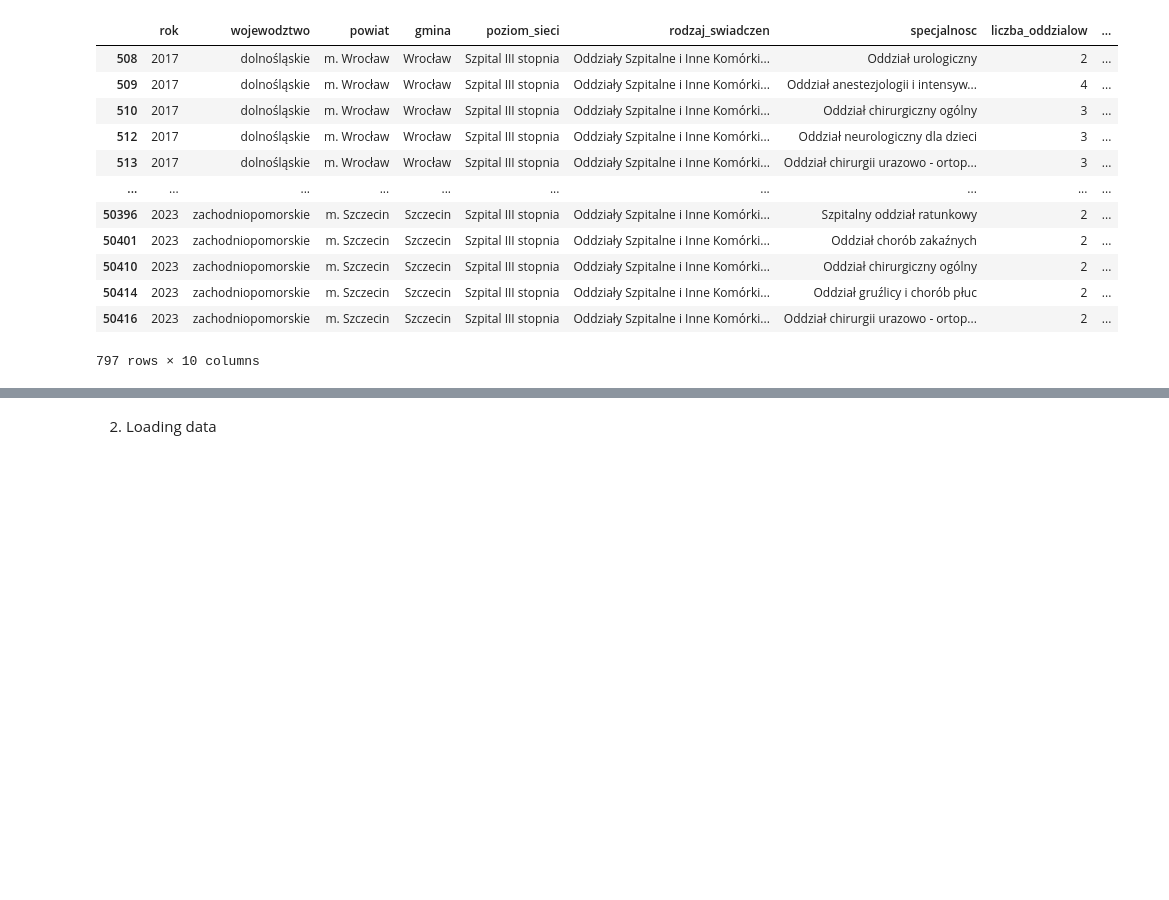
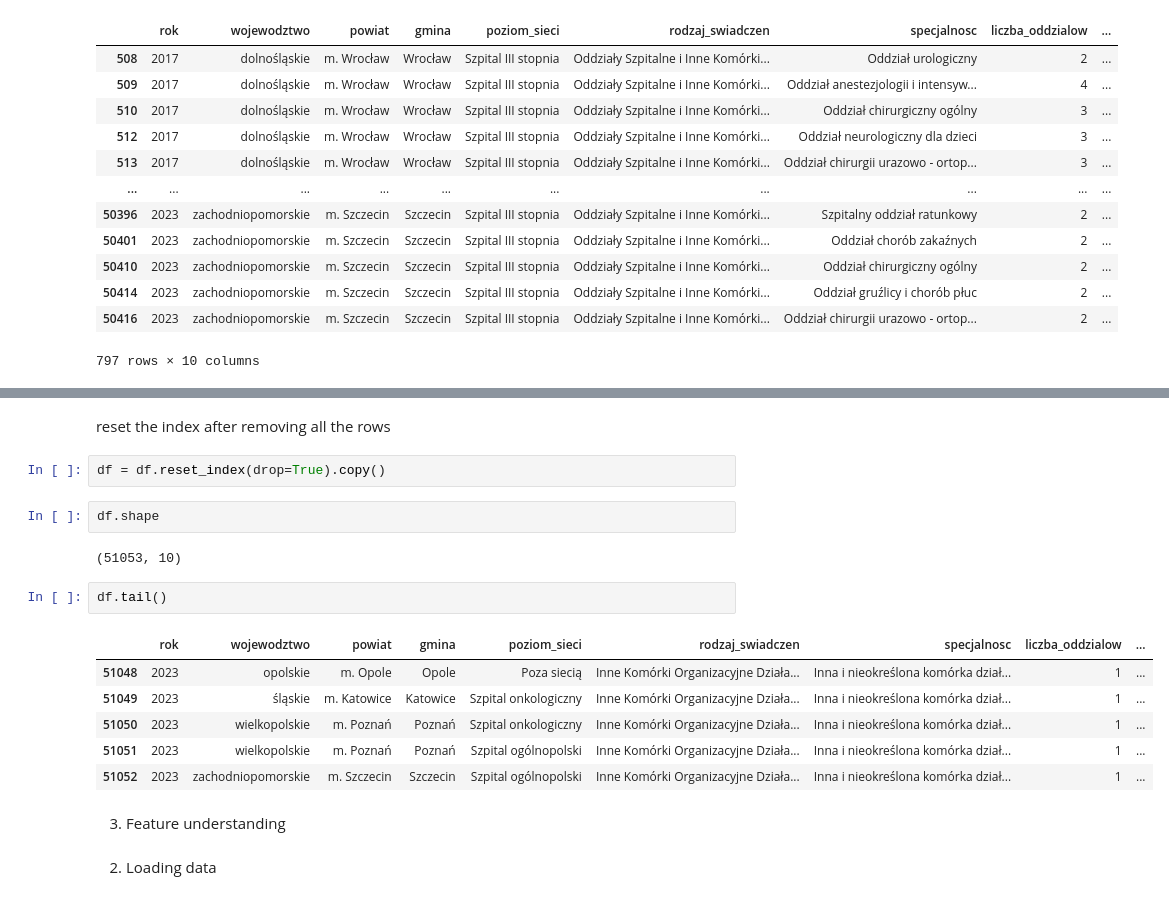
Before and after one commit to wiktorKycia/EDA, a Jupyter notebook: main.ipynb, the cells around one changed output, grey strips where cells are left out. Cells and saved outputs as stored; diff of their text form; blank space fills up the shorter version.

```diff
--- a/main.ipynb
+++ b/main.ipynb
@@ -248,3 +266,22 @@ df.query('poziom_sieci == "Szpital III stopnia" & liczba_lozek_na_koniec_roku <
+# %% [markdown]
+reset the index after removing all the rows
+# %%
+df = df.reset_index(drop=True).copy()
+# %%
+df.shape
+# %% [output]
+(51053, 10)
+# %%
+df.tail()
+# %% [output]
+|  | rok | wojewodztwo | powiat | gmina | poziom_sieci | rodzaj_swiadczen | specjalnosc | liczba_oddzialow | ... |
+| 51048 | 2023 | opolskie | m. Opole | Opole | Poza siecią | Inne Komórki Organizacyjne Działa... | Inna i nieokreślona komórka dział... | 1 | ... |
+| 51049 | 2023 | śląskie | m. Katowice | Katowice | Szpital onkologiczny | Inne Komórki Organizacyjne Działa... | Inna i nieokreślona komórka dział... | 1 | ... |
+| 51050 | 2023 | wielkopolskie | m. Poznań | Poznań | Szpital onkologiczny | Inne Komórki Organizacyjne Działa... | Inna i nieokreślona komórka dział... | 1 | ... |
+| 51051 | 2023 | wielkopolskie | m. Poznań | Poznań | Szpital ogólnopolski | Inne Komórki Organizacyjne Działa... | Inna i nieokreślona komórka dział... | 1 | ... |
+| 51052 | 2023 | zachodniopomorskie | m. Szczecin | Szczecin | Szpital ogólnopolski | Inne Komórki Organizacyjne Działa... | Inna i nieokreślona komórka dział... | 1 | ... |
+# %% [markdown]
+3. Feature understanding
 # %% [markdown]
 2. Loading data
 # %%
```
Also changed, not shown: parts of 4 cells of this notebook.
